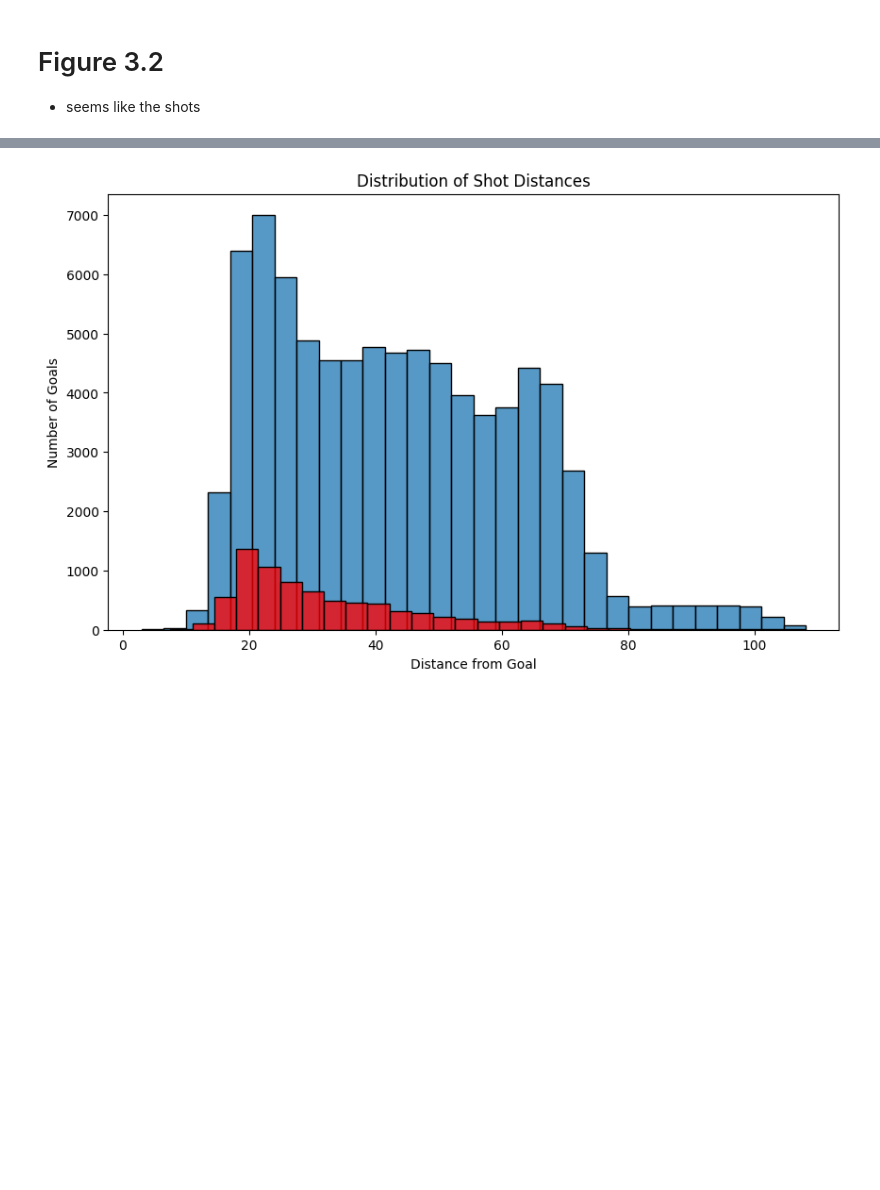
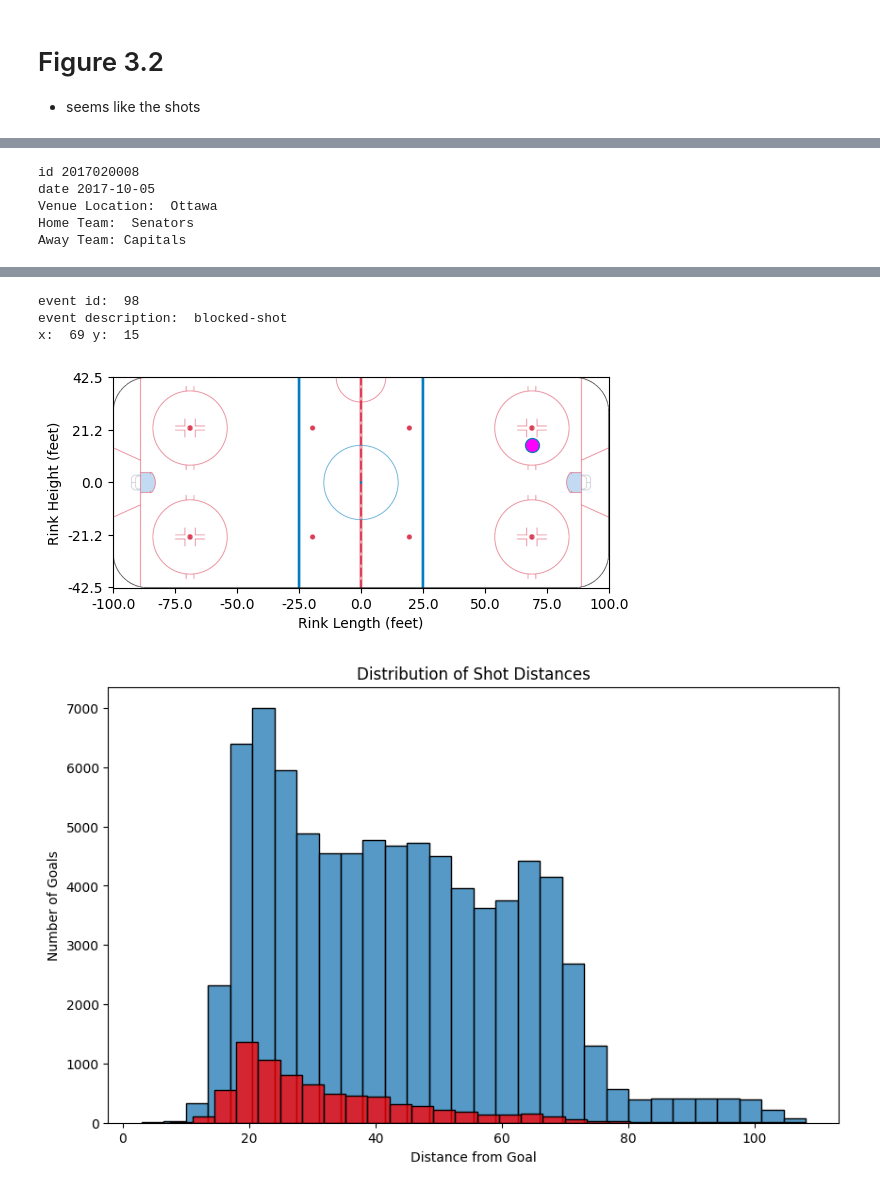
Before and after one commit to WilliamChidiac/NHL-goal-prediction, a Jupyter notebook: notebooks/simple_visualization.ipynb, the cells around one changed output, grey strips where cells are left out. Saved outputs shown, nothing was run; the diff lists cells and outputs as text; code cells hidden in the pictures; blank space fills up the shorter version.

```diff
--- a/notebooks/simple_visualization.ipynb
+++ b/notebooks/simple_visualization.ipynb
@@ -50,0 +88,4 @@ plt.show()
+# %%
+from ift6758.visualizations import debugging_tool
+debugging_tool.display_regular_season("2017")
+# %% [output]
@@ -50,0 +93,5 @@ plt.show()
+id 2017020008
+date 2017-10-05
+Venue Location:  Ottawa
+Home Team:  Senators
+Away Team: Capitals
@@ -51,3 +99,7 @@ plt.show()
+event id:  98
+event description:  blocked-shot
+x:  69 y:  15
+[figure, added]
 # %%
 # Calculate the distance from the goal (assuming the goal is at (-100, 0) or (100, 0))
 df['distance'] = df.apply(lambda row: min(((row['x_coord'] + 100)**2 + row['y_coord']**2)**0.5, ((row['x_coord'] - 100)**2 + row['y_coord']**2)**0.5), axis=1)
```
Also changed, not shown: parts of 5 cells of this notebook.
